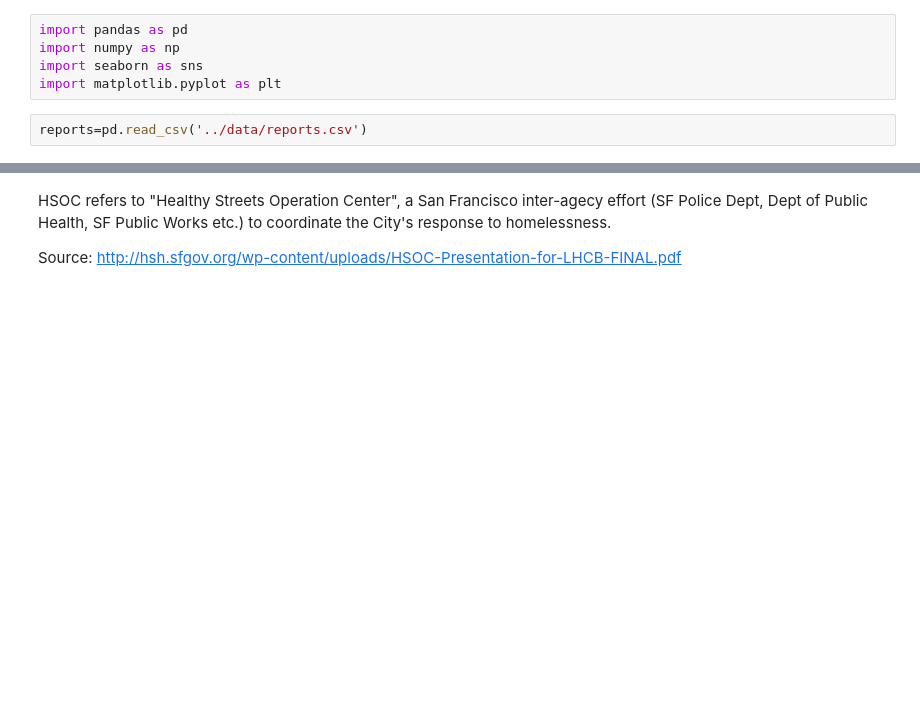
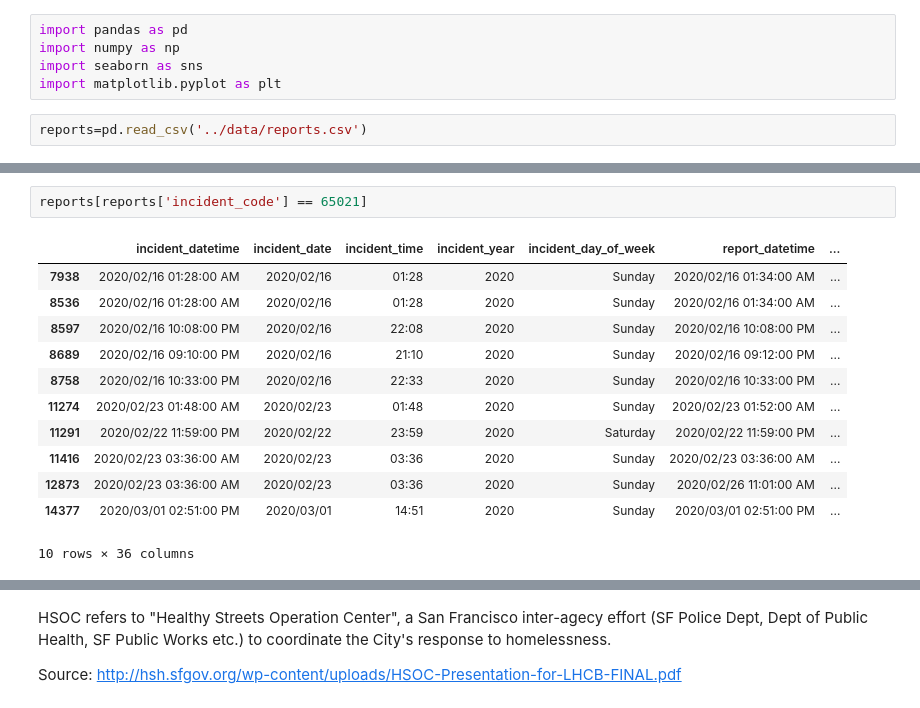
Before and after one commit to yeoelton/Predicting-Crime-San-Francisco, a Jupyter notebook: code/Capstone Project_EDA.ipynb, the cells around one changed output, grey strips where cells are left out. Cells and saved outputs as stored; diff of their text form; blank space fills up the shorter version.

```diff
--- a/code/Capstone Project_EDA.ipynb
+++ b/code/Capstone Project_EDA.ipynb
@@ -61,0 +144,15 @@ dtype: int64
+# %%
+reports[reports['incident_code'] == 65021]
+# %% [output]
+|  | incident_datetime | incident_date | incident_time | incident_year | incident_day_of_week | report_datetime | ... |
+| 7938 | 2020/02/16 01:28:00 AM | 2020/02/16 | 01:28 | 2020 | Sunday | 2020/02/16 01:34:00 AM | ... |
+| 8536 | 2020/02/16 01:28:00 AM | 2020/02/16 | 01:28 | 2020 | Sunday | 2020/02/16 01:34:00 AM | ... |
+| 8597 | 2020/02/16 10:08:00 PM | 2020/02/16 | 22:08 | 2020 | Sunday | 2020/02/16 10:08:00 PM | ... |
+| 8689 | 2020/02/16 09:10:00 PM | 2020/02/16 | 21:10 | 2020 | Sunday | 2020/02/16 09:12:00 PM | ... |
+| 8758 | 2020/02/16 10:33:00 PM | 2020/02/16 | 22:33 | 2020 | Sunday | 2020/02/16 10:33:00 PM | ... |
+| 11274 | 2020/02/23 01:48:00 AM | 2020/02/23 | 01:48 | 2020 | Sunday | 2020/02/23 01:52:00 AM | ... |
+| 11291 | 2020/02/22 11:59:00 PM | 2020/02/22 | 23:59 | 2020 | Saturday | 2020/02/22 11:59:00 PM | ... |
+| 11416 | 2020/02/23 03:36:00 AM | 2020/02/23 | 03:36 | 2020 | Sunday | 2020/02/23 03:36:00 AM | ... |
+| 12873 | 2020/02/23 03:36:00 AM | 2020/02/23 | 03:36 | 2020 | Sunday | 2020/02/26 11:01:00 AM | ... |
+| 14377 | 2020/03/01 02:51:00 PM | 2020/03/01 | 14:51 | 2020 | Sunday | 2020/03/01 02:51:00 PM | ... |
+10 rows × 36 columns
```
Also changed, not shown: parts of 27 cells of this notebook.
